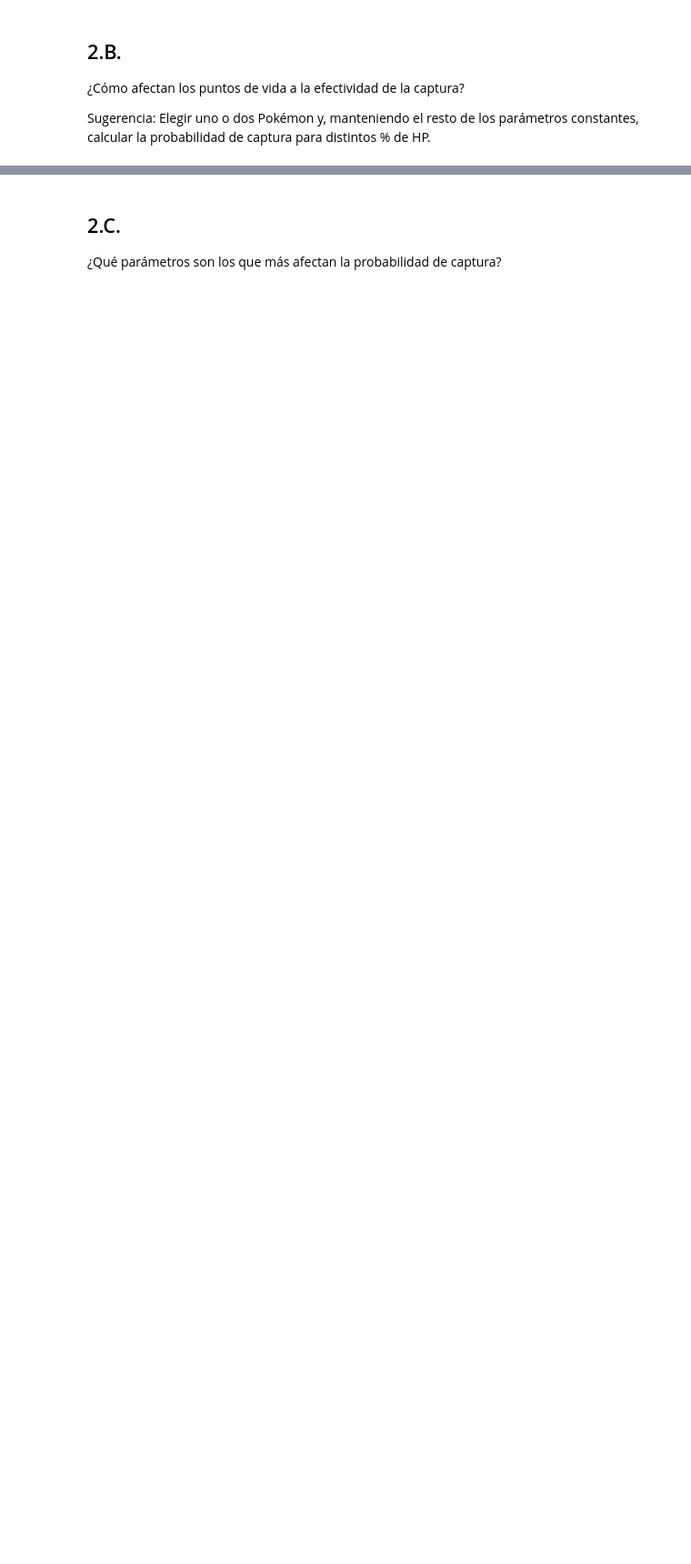
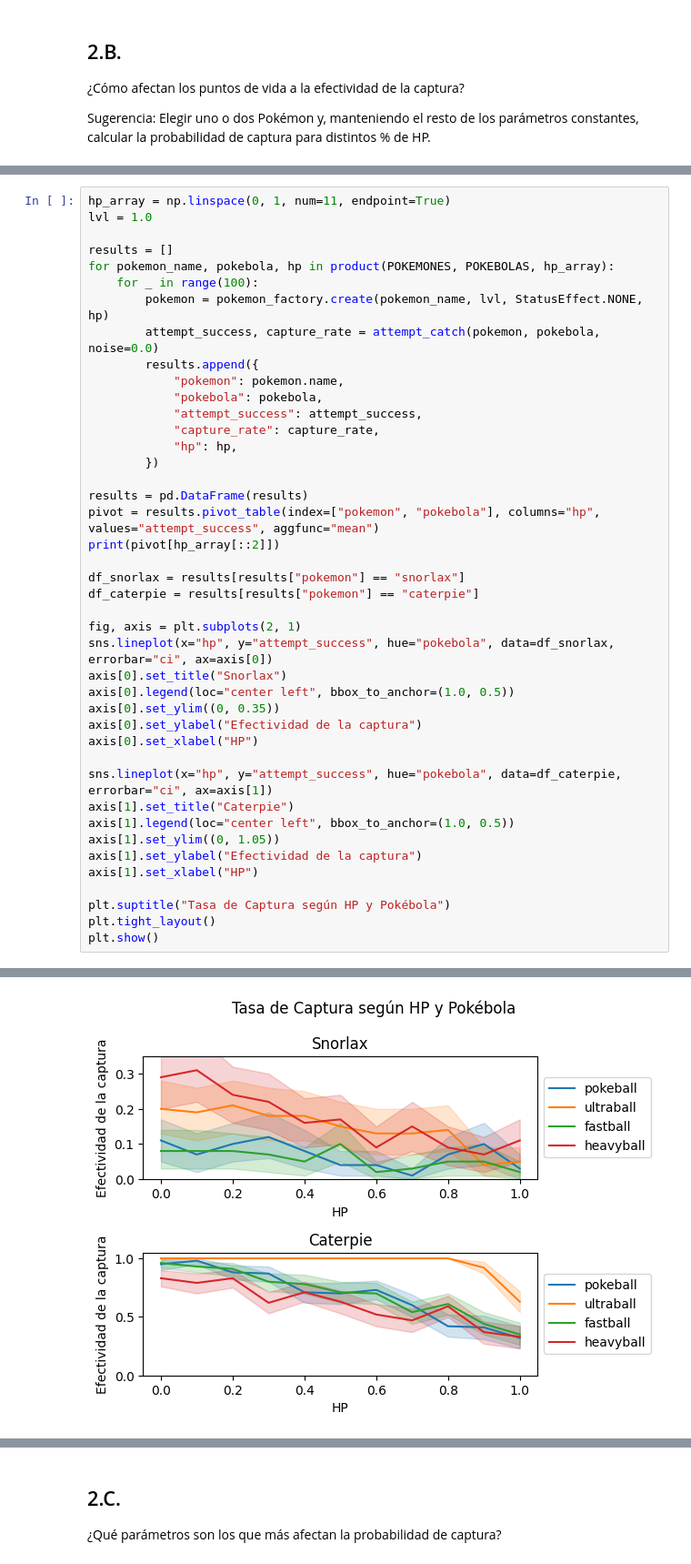
Before and after one commit to jbarberia/sia-tp0, a Jupyter notebook: TP0/TP0.ipynb, the cells around one changed output, grey strips where cells are left out. Shown at 91% size. Saved outputs shown, nothing was run; the diff lists cells and outputs as text; blank space fills up the shorter version.

```diff
--- a/TP0/TP0.ipynb
+++ b/TP0/TP0.ipynb
@@ -132,0 +202,43 @@ Sugerencia: Elegir uno o dos Pokémon y, manteniendo el resto de los parámetros
+# %%
+hp_array = np.linspace(0, 1, num=11, endpoint=True)
+lvl = 1.0
+
+results = []
+for pokemon_name, pokebola, hp in product(POKEMONES, POKEBOLAS, hp_array):
+    for _ in range(100):
+        pokemon = pokemon_factory.create(pokemon_name, lvl, StatusEffect.NONE, hp)
+        attempt_success, capture_rate = attempt_catch(pokemon, pokebola, noise=0.0)
+        results.append({
+            "pokemon": pokemon.name,
+            "pokebola": pokebola,
+            "attempt_success": attempt_success,
+            "capture_rate": capture_rate,
+            "hp": hp,
+        })
+
+results = pd.DataFrame(results)
+pivot = results.pivot_table(index=["pokemon", "pokebola"], columns="hp", values="attempt_success", aggfunc="mean")
+print(pivot[hp_array[::2]])
+
+df_snorlax = results[results["pokemon"] == "snorlax"]
+df_caterpie = results[results["pokemon"] == "caterpie"]
+
+fig, axis = plt.subplots(2, 1)
+sns.lineplot(x="hp", y="attempt_success", hue="pokebola", data=df_snorlax, errorbar="ci", ax=axis[0])
+axis[0].set_title("Snorlax")
+axis[0].legend(loc="center left", bbox_to_anchor=(1.0, 0.5))
+axis[0].set_ylim((0, 0.35))
+axis[0].set_ylabel("Efectividad de la captura")
+axis[0].set_xlabel("HP")
+
+sns.lineplot(x="hp", y="attempt_success", hue="pokebola", data=df_caterpie, errorbar="ci", ax=axis[1])
+axis[1].set_title("Caterpie")
+axis[1].legend(loc="center left", bbox_to_anchor=(1.0, 0.5))
+axis[1].set_ylim((0, 1.05))
+axis[1].set_ylabel("Efectividad de la captura")
+axis[1].set_xlabel("HP")
+
+plt.suptitle("Tasa de Captura según HP y Pokébola")
+plt.tight_layout()
+plt.show()
+# %% [output]
@@ -132,0 +262 @@ Sugerencia: Elegir uno o dos Pokémon y, manteniendo el resto de los parámetros
+[figure, added]
```
Also changed, not shown: parts of 18 cells of this notebook.
